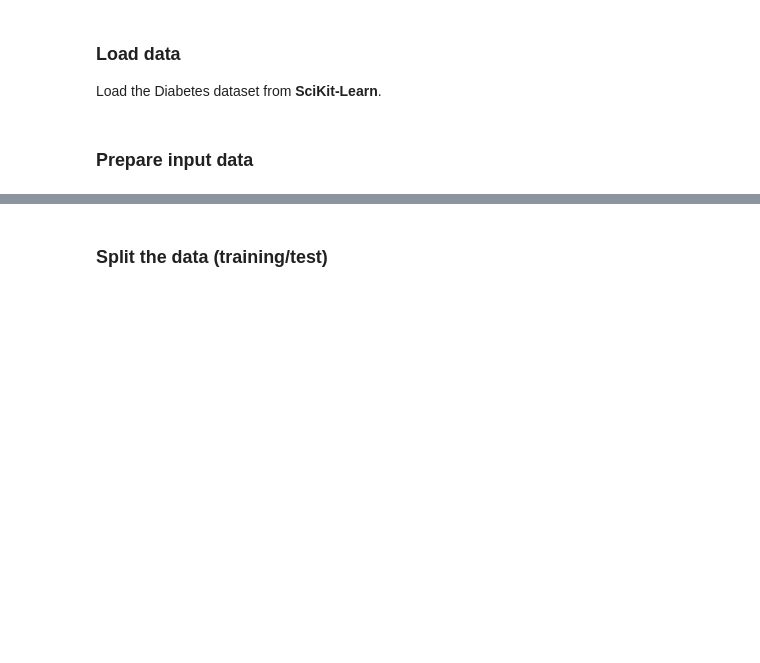
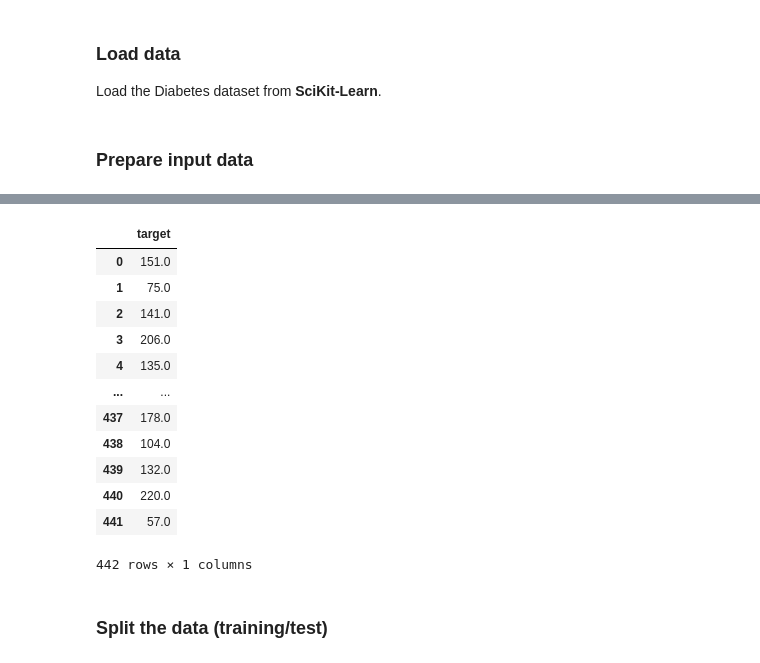
Before and after one commit to Zhouzhenjie09/IOD, a Jupyter notebook: 1_lab/mob10_lab/IOD_Lab-10_1.ipynb, the cells around one changed output, grey strips where cells are left out. Cells and saved outputs as stored; diff of their text form; code cells hidden in the pictures; blank space fills up the shorter version.

```diff
--- a/1_lab/mob10_lab/IOD_Lab-10_1.ipynb
+++ b/1_lab/mob10_lab/IOD_Lab-10_1.ipynb
@@ -40,2 +79,19 @@ Load the Diabetes dataset from **SciKit-Learn**.
+# %%
+y = pd.DataFrame(df['target'], columns= ['target'])
+y
+# %% [output]
+|  | target |
+| 0 | 151.0 |
+| 1 | 75.0 |
+| 2 | 141.0 |
+| 3 | 206.0 |
+| 4 | 135.0 |
+| ... | ... |
+| 437 | 178.0 |
+| 438 | 104.0 |
+| 439 | 132.0 |
+| 440 | 220.0 |
+| 441 | 57.0 |
+442 rows × 1 columns
 # %% [markdown]
 ### Split the data (training/test)
```
Also changed, not shown: parts of 23 cells of this notebook, 6 other files.
